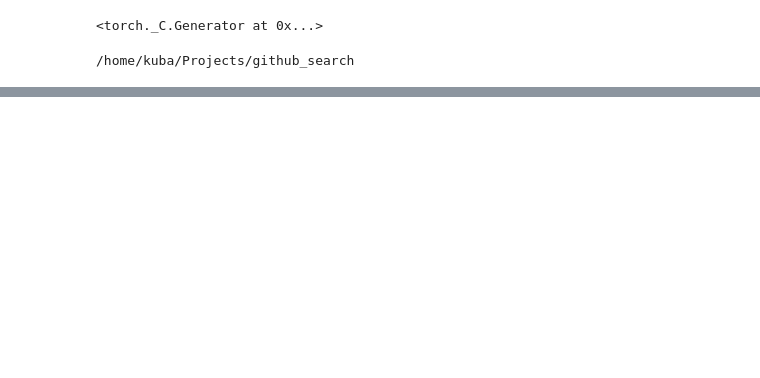
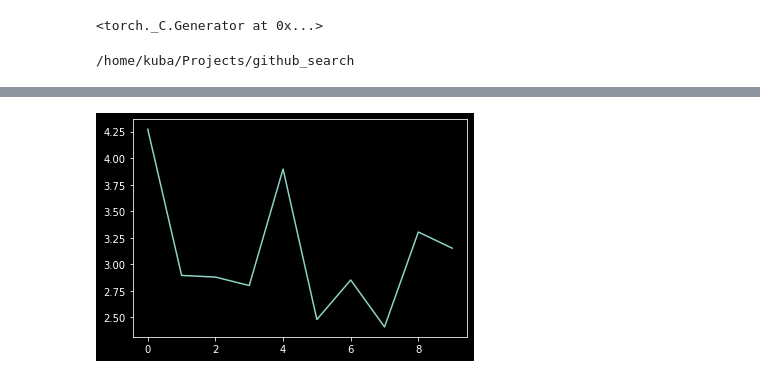
Before and after one commit to lambdaofgod/github_search, a Jupyter notebook: notebooks/Import2Vec model.ipynb, the cells around one changed output, grey strips where cells are left out. Drawn from its saved outputs; the diff is of its cells as text; code cells hidden in the pictures; blank space fills up the shorter version.

```diff
--- a/notebooks/Import2Vec model.ipynb
+++ b/notebooks/Import2Vec model.ipynb
@@ -139,0 +236,4 @@ plt.plot(losses)
+# %%
+plt.plot(history['eval_loss']);
+# %% [output]
+[figure, added]
```
Also changed, not shown: parts of 33 cells of this notebook, 1 other file.
